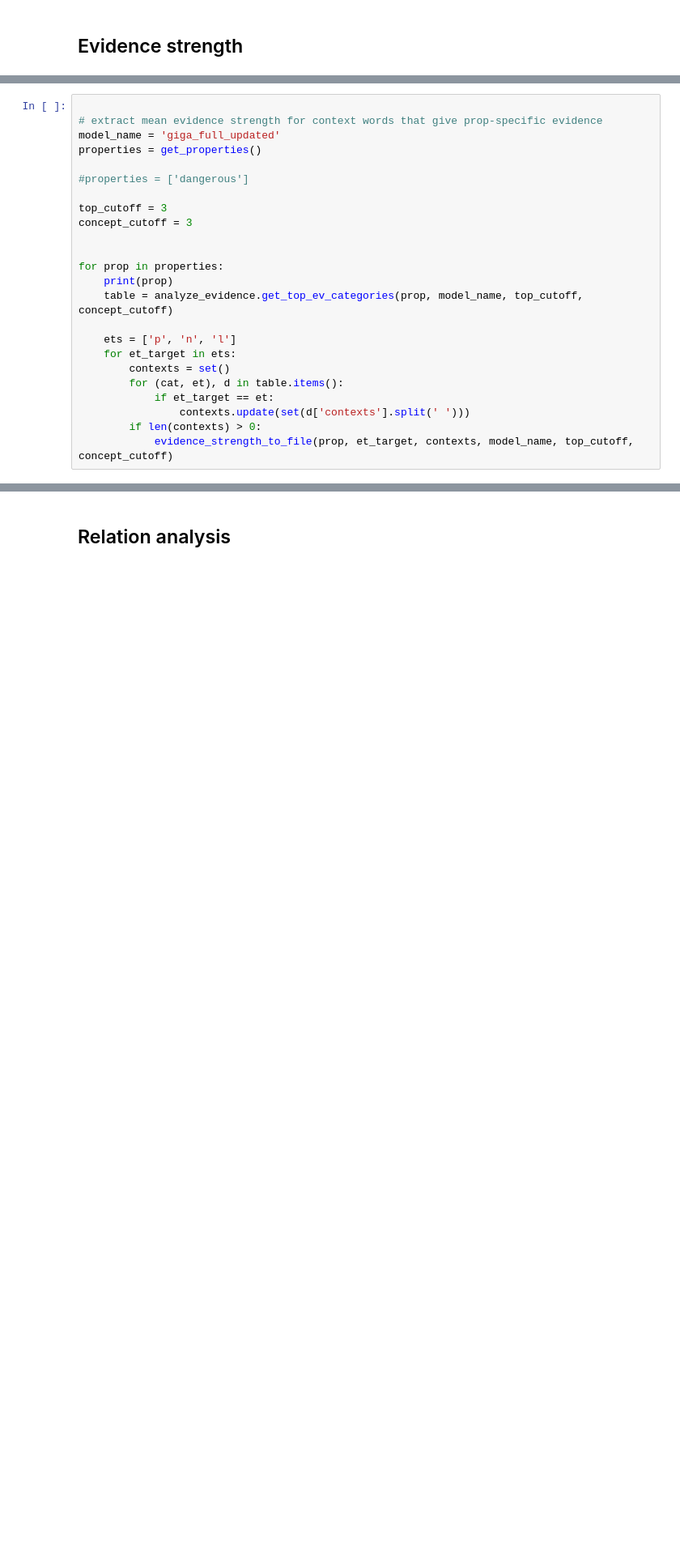
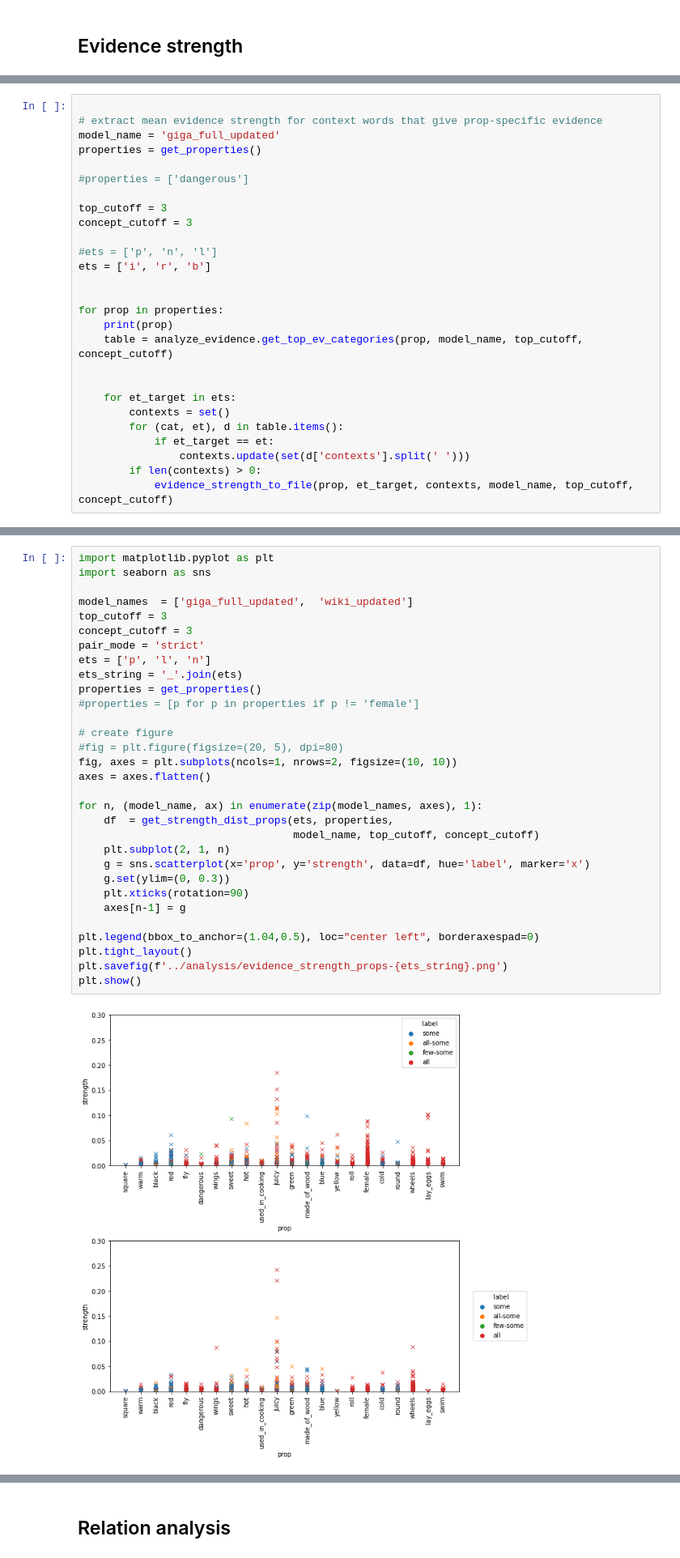
Before and after one commit to PiaSommerauer/corpus_diagnostics, a Jupyter notebook: scripts/Context-analysis.ipynb, the cells around one changed output, grey strips where cells are left out. Shown: that part at 81% size. Cells and saved outputs as stored; diff of their text form; blank space fills up the shorter version.

Commit message:
plots

```diff
--- a/scripts/Context-analysis.ipynb
+++ b/scripts/Context-analysis.ipynb
@@ -629,12 +629,15 @@ properties = get_properties()
 top_cutoff = 3
 concept_cutoff = 3
 
+#ets = ['p', 'n', 'l']
+ets = ['i', 'r', 'b']
+
 
 for prop in properties:
     print(prop)
     table = analyze_evidence.get_top_ev_categories(prop, model_name, top_cutoff, concept_cutoff)
 
-    ets = ['p', 'n', 'l']
+
     for et_target in ets:
         contexts = set()
         for (cat, et), d in table.items():
@@ -729,0 +758,33 @@ df.T.sort_values('prop_specific', ascending=False).round(4)
+# %%
+import matplotlib.pyplot as plt
+import seaborn as sns
+
+model_names  = ['giga_full_updated',  'wiki_updated']
+top_cutoff = 3
+concept_cutoff = 3
+pair_mode = 'strict'
+ets = ['p', 'l', 'n']
+ets_string = '_'.join(ets)
+properties = get_properties()
+#properties = [p for p in properties if p != 'female']
+
+# create figure
+#fig = plt.figure(figsize=(20, 5), dpi=80)
+fig, axes = plt.subplots(ncols=1, nrows=2, figsize=(10, 10))
+axes = axes.flatten()
+
+for n, (model_name, ax) in enumerate(zip(model_names, axes), 1):
+    df  = get_strength_dist_props(ets, properties,
+                                  model_name, top_cutoff, concept_cutoff)
+    plt.subplot(2, 1, n)
+    g = sns.scatterplot(x='prop', y='strength', data=df, hue='label', marker='x')
+    g.set(ylim=(0, 0.3))
+    plt.xticks(rotation=90)
+    axes[n-1] = g
+
+plt.legend(bbox_to_anchor=(1.04,0.5), loc="center left", borderaxespad=0)
+plt.tight_layout()
+plt.savefig(f'../analysis/evidence_strength_props-{ets_string}.png')
+plt.show()
+# %% [output]
+[figure, added]
```
Also changed, not shown: parts of 36 cells of this notebook, 3 other files.
